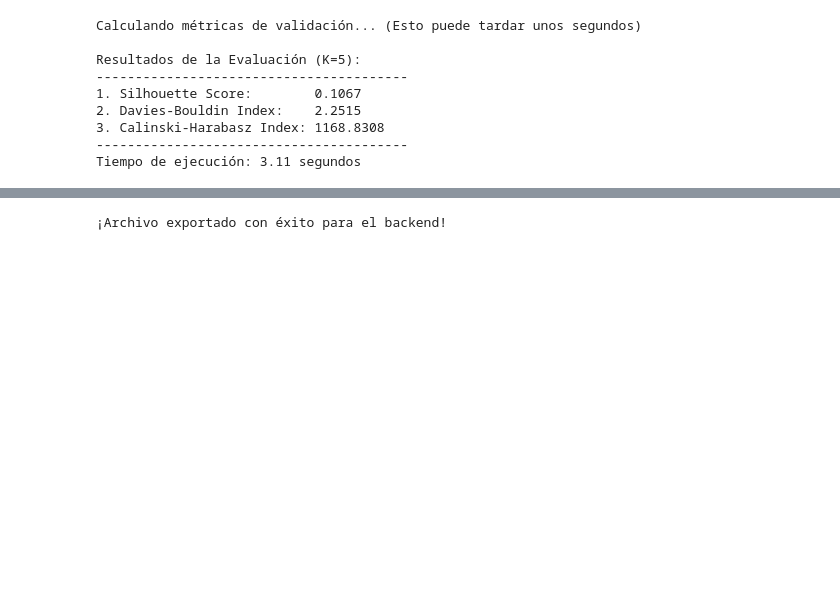
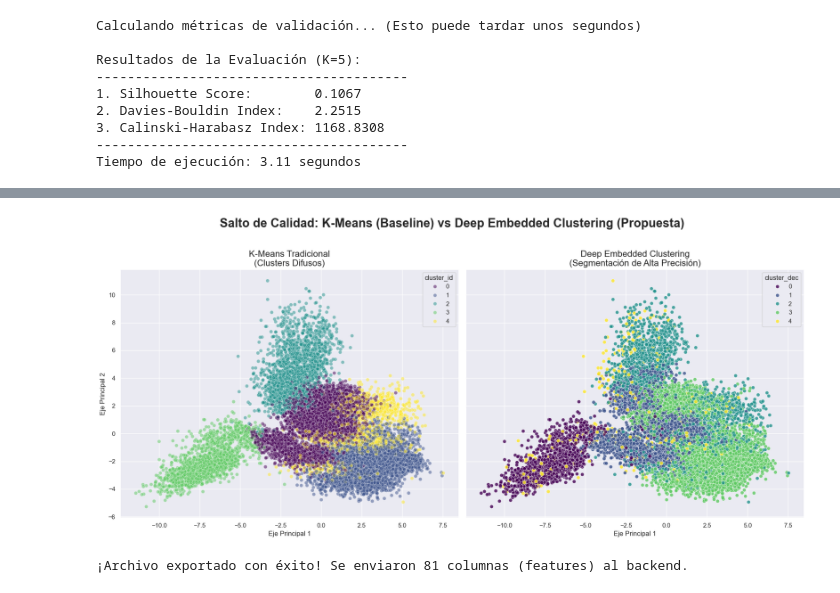
Before and after one commit to Eugenioxss/HaviEr, a Jupyter notebook: estandarización_PCA.ipynb, the cells around one changed output, grey strips where cells are left out. Drawn from its saved outputs; the diff is of its cells as text; code cells hidden in the pictures; blank space fills up the shorter version.

Commit message:
json, graficas, y mucho amor

```diff
--- a/estandarización_PCA.ipynb
+++ b/estandarización_PCA.ipynb
@@ -472,5 +473,62 @@ score_buro                  588.91     561.97     563.69     714.37     545.52
+# %%
+import matplotlib.pyplot as plt
+import seaborn as sns
+from sklearn.decomposition import PCA
+
+# 1. Estilo y Configuración
+sns.set_theme(style="darkgrid")
+plt.rcParams['figure.figsize'] = (18, 8)
+
+# 2. PCA para Visualización (Pasar de 96 dimensiones a 2)
+# Usamos df_scaled porque es la matriz limpia que entiende el modelo
+pca = PCA(n_components=2, random_state=42)
+X_pca = pca.fit_transform(df_scaled)
+
+# Guardamos las coordenadas en el master para graficar
+df_master['PCA1'] = X_pca[:, 0]
+df_master['PCA2'] = X_pca[:, 1]
+
+# 3. Crear Subplots
+fig, axes = plt.subplots(1, 2, sharex=True, sharey=True)
+fig.suptitle('Salto de Calidad: K-Means (Baseline) vs Deep Embedded Clustering (Propuesta)',
+             fontsize=22, fontweight='bold', y=1.02)
+
+# --- GRÁFICA 1: K-MEANS (El "Antes") ---
+# Cambiado a 'cluster_id' que es como lo nombraste antes
+sns.scatterplot(
+    ax=axes[0],
+    data=df_master,
+    x='PCA1',
+    y='PCA2',
+    hue='cluster_id',
+    palette="viridis",
+    alpha=0.5,
+    s=40
+)
+axes[0].set_title('K-Means Tradicional\n(Clusters Difusos)', fontsize=16)
+axes[0].set_xlabel('Eje Principal 1')
+axes[0].set_ylabel('Eje Principal 2')
+
+# --- GRÁFICA 2: DEC (El "Después") ---
+sns.scatterplot(
+    ax=axes[1],
+    data=df_master,
+    x='PCA1',
+    y='PCA2',
+    hue='cluster_dec',
+    palette="viridis",
+    alpha=0.8,
+    s=40
+)
+axes[1].set_title('Deep Embedded Clustering\n(Segmentación de Alta Precisión)', fontsize=16)
+axes[1].set_xlabel('Eje Principal 1')
+
+plt.tight_layout()
+plt.show()
+# %% [output]
+[figure, added]
 # %%
-# 1. Crear un diccionario con el diagnóstico de negocio que acabas de descubrir
+# 1. Crear un diccionario con el diagnóstico de negocio
 nombres_clusters = {
     0: "Núcleo Activo: Transacciona mucho, riesgo controlado.",
     1: "Estresado: Alta dependencia del crédito, score de buró golpeado (Riesgo de impago).",
@@ -479,15 +537,15 @@ nombres_clusters = {
     4: "Pre-Churn: A un paso de irse, score bajo y más de un mes inactivo. NECESITA RETENCIÓN URGENTE."
 }
 
-# 2. Separar solo lo que el Backend necesita (asumiendo que tu columna de ID se llama 'id_cliente')
-# Cambia 'id_cliente' por el nombre real de tu columna si es diferente
-df_export = df_master[['user_id', 'cluster_dec']].copy()
+# 2. Clonar TODO el dataframe maestro en lugar de solo seleccionar 'user_id' y 'cluster_dec'
+df_export = df_master.copy()
 
 # 3. Mapear el número al texto descriptivo
 df_export['perfil_negocio'] = df_export['cluster_dec'].map(nombres_clusters)
 
-# 4. Exportar a JSON
-df_export.to_json('clientes_etiquetados.json', orient='records')
-print("¡Archivo exportado con éxito para el backend!")
+# 4. Exportar TODA la matriz a JSON
+df_export.to_json('clientes_etiquetados.json', orient='records', force_ascii=False)
+
+print(f"¡Archivo exportado con éxito! Se enviaron {df_export.shape[1]} columnas (features) al backend.")
 # %% [output]
-¡Archivo exportado con éxito para el backend!
+¡Archivo exportado con éxito! Se enviaron 81 columnas (features) al backend.
```
Also changed, not shown: parts of 4 cells of this notebook, 1 other file.
